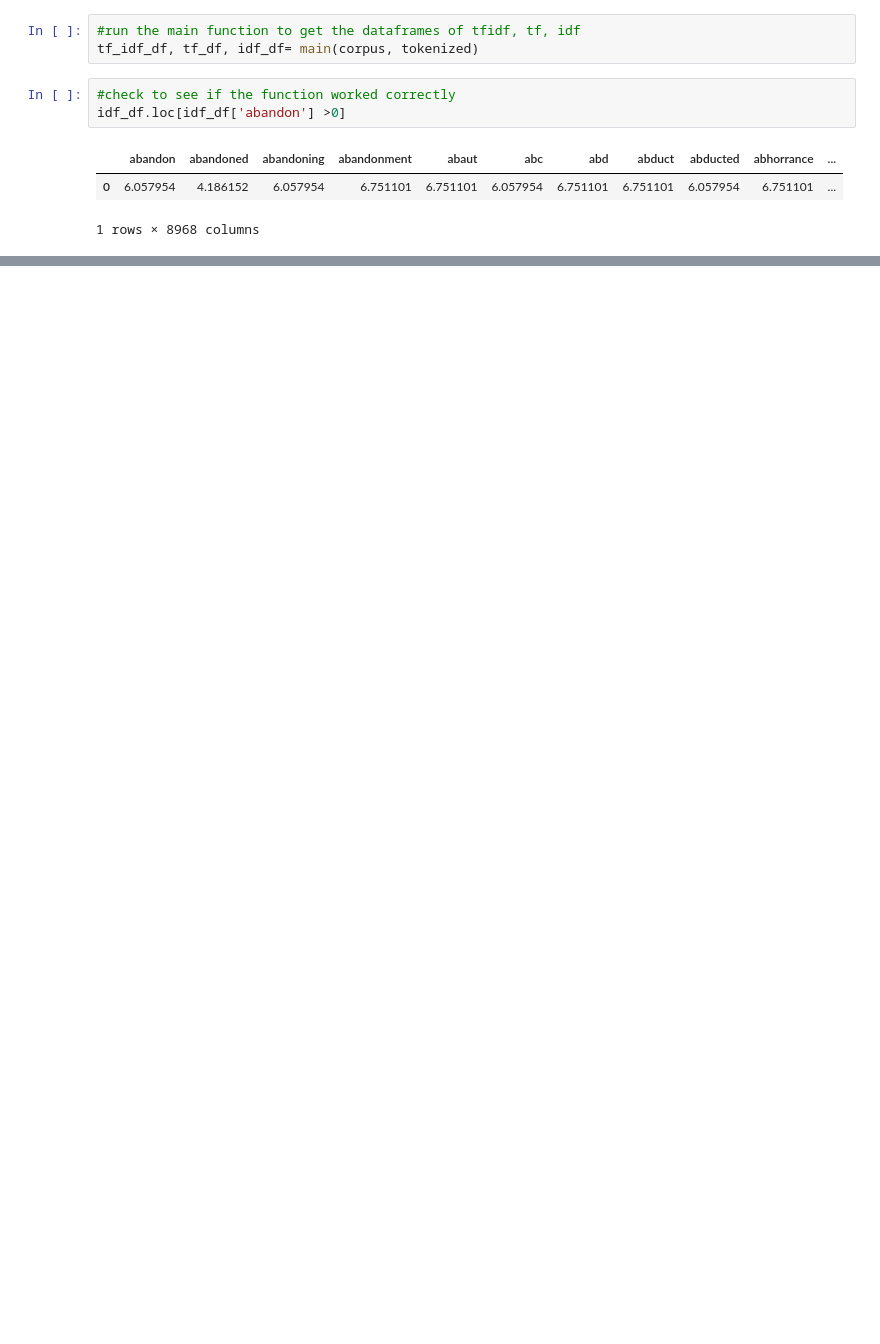
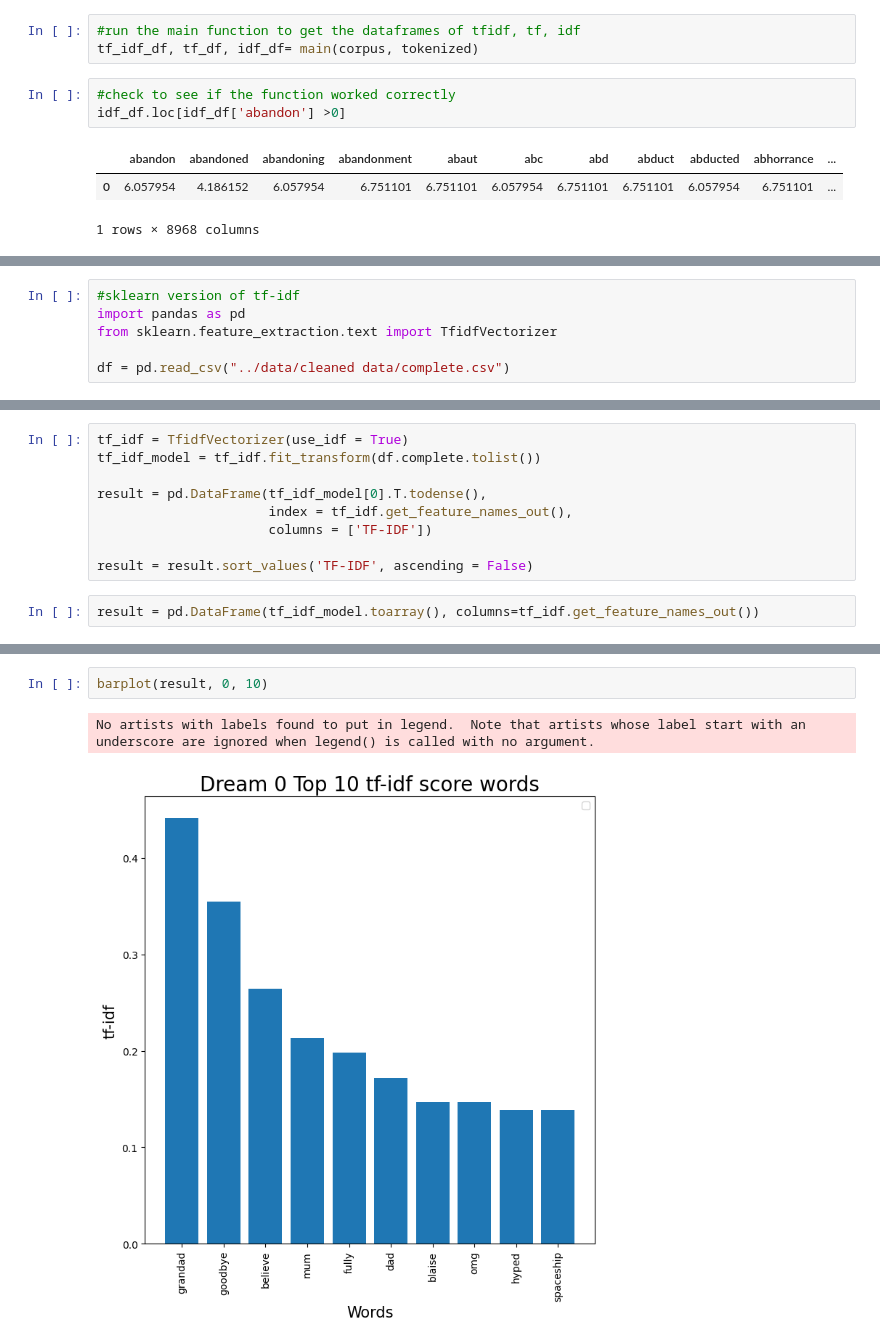
Before and after one commit to veochae/Dreams, a Jupyter notebook: non_neural_models/tf-idf.ipynb, the cells around one changed output, grey strips where cells are left out. Drawn from its saved outputs; the diff is of its cells as text; blank space fills up the shorter version.

```diff
--- a/non_neural_models/tf-idf.ipynb
+++ b/non_neural_models/tf-idf.ipynb
@@ -108,0 +161,6 @@ Name: 1, dtype: float64
+# %%
+#sklearn version of tf-idf
+import pandas as pd
+from sklearn.feature_extraction.text import TfidfVectorizer
+
+df = pd.read_csv("../data/cleaned data/complete.csv")
@@ -108,0 +183,11 @@ Name: 1, dtype: float64
+# %%
+tf_idf = TfidfVectorizer(use_idf = True)
+tf_idf_model = tf_idf.fit_transform(df.complete.tolist())
+
+result = pd.DataFrame(tf_idf_model[0].T.todense(),
+                      index = tf_idf.get_feature_names_out(),
+                      columns = ['TF-IDF'])
+
+result = result.sort_values('TF-IDF', ascending = False)
+# %%
+result = pd.DataFrame(tf_idf_model.toarray(), columns=tf_idf.get_feature_names_out())
@@ -108,0 +215,5 @@ Name: 1, dtype: float64
+# %%
+barplot(result, 0, 10)
+# %% [output]
+No artists with labels found to put in legend.  Note that artists whose label start with an underscore are ignored when legend() is called with no argument.
+[figure, added]
```
Also changed, not shown: parts of 10 cells of this notebook, 3 other files.
